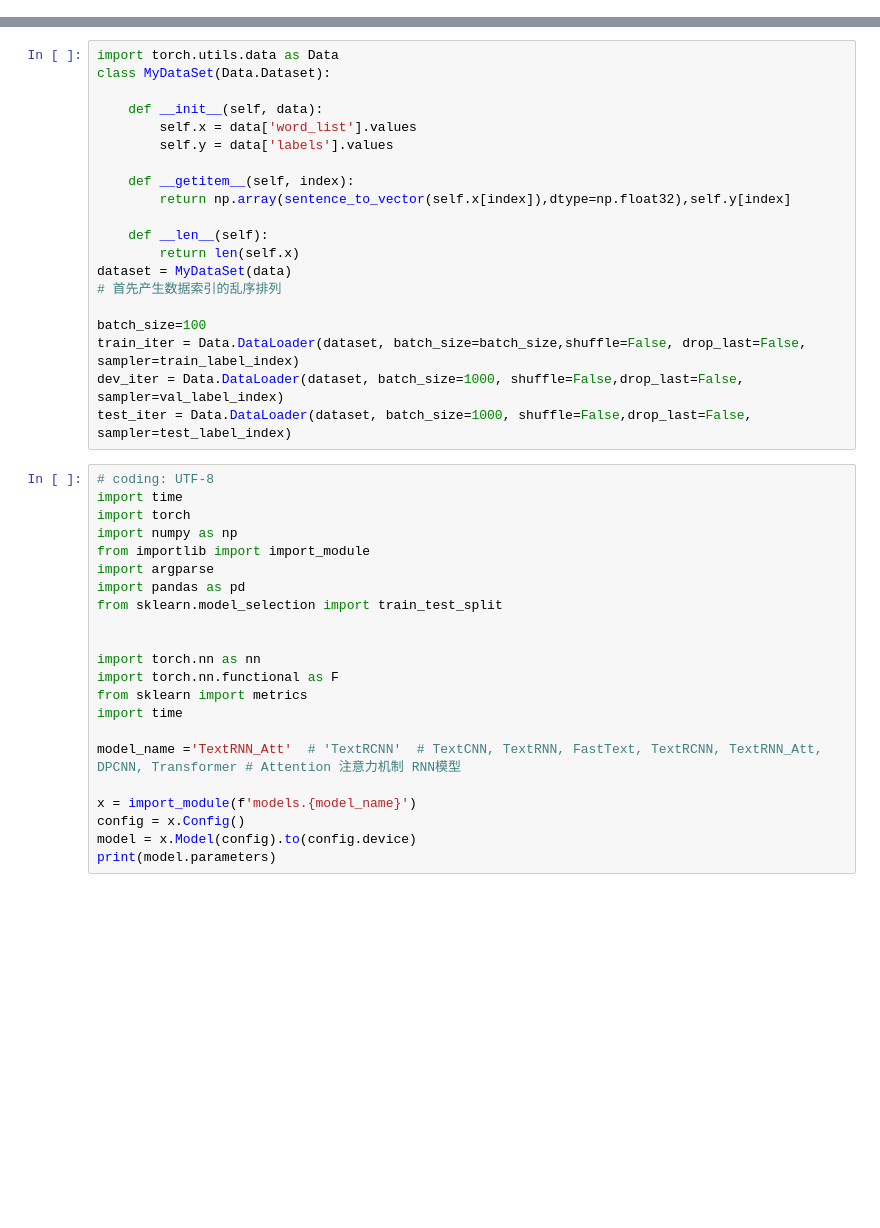
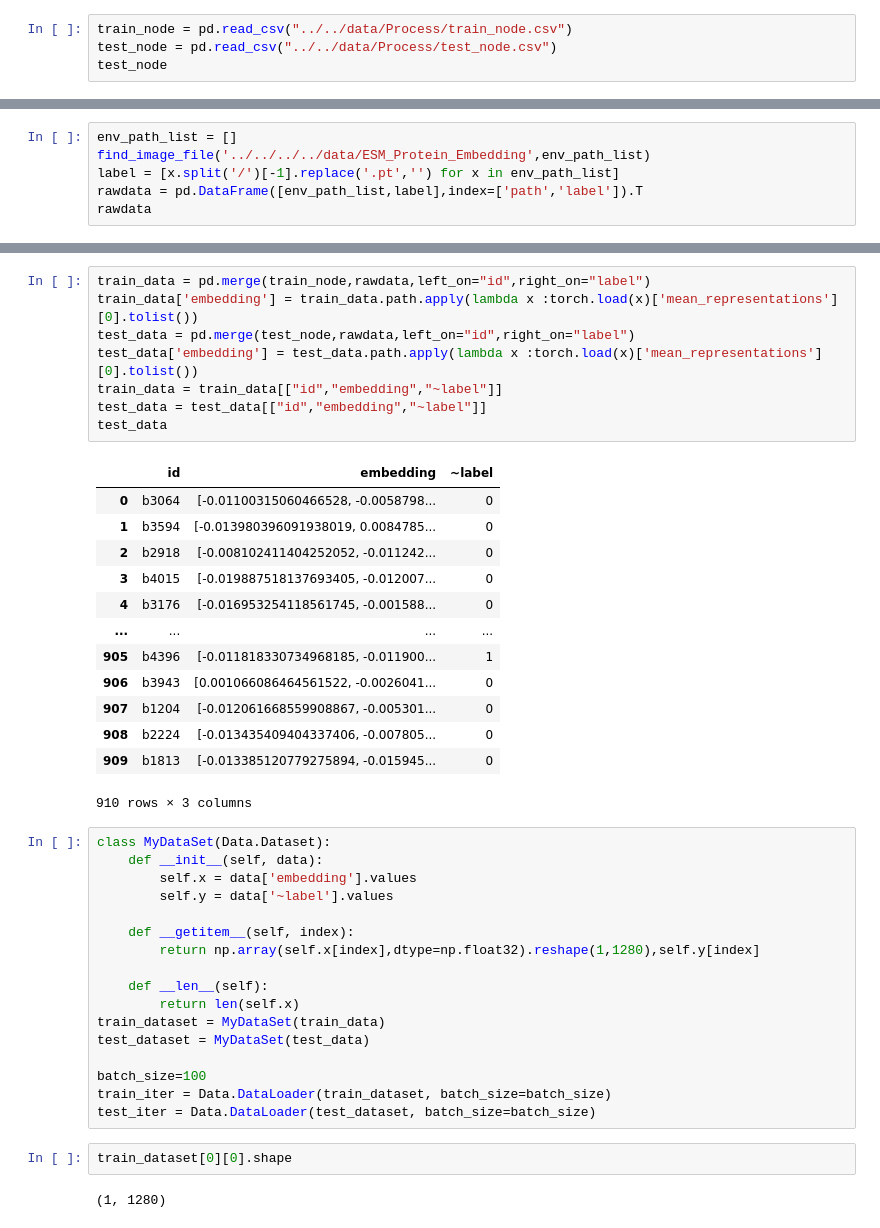
Before and after one commit to Suchcools/Ecoli_HGNN, a Jupyter notebook: task/TF/methods/ESM/run.ipynb, the cells around one changed output, grey strips where cells are left out. Saved outputs shown, nothing was run; the diff lists cells and outputs as text; blank space fills up the shorter version.

```diff
--- a/task/TF/methods/ESM/run.ipynb
+++ b/task/TF/methods/ESM/run.ipynb
@@ -0,0 +19,4 @@
+# %%
+train_node = pd.read_csv("../../data/Process/train_node.csv")
+test_node = pd.read_csv("../../data/Process/test_node.csv")
+test_node
@@ -0,0 +37,6 @@
+# %%
+env_path_list = []
+find_image_file('../../../../data/ESM_Protein_Embedding',env_path_list)
+label = [x.split('/')[-1].replace('.pt','') for x in env_path_list]
+rawdata = pd.DataFrame([env_path_list,label],index=['path','label']).T
+rawdata
@@ -1,42 +57,43 @@
+# %%
+train_data = pd.merge(train_node,rawdata,left_on="id",right_on="label")
+train_data['embedding'] = train_data.path.apply(lambda x :torch.load(x)['mean_representations'][0].tolist())
+test_data = pd.merge(test_node,rawdata,left_on="id",right_on="label")
+test_data['embedding'] = test_data.path.apply(lambda x :torch.load(x)['mean_representations'][0].tolist())
+train_data = train_data[["id","embedding","~label"]]
+test_data = test_data[["id","embedding","~label"]]
+test_data
+# %% [output]
+|  | id | embedding | ~label |
+| 0 | b3064 | [-0.01100315060466528, -0.0058798... | 0 |
+| 1 | b3594 | [-0.013980396091938019, 0.0084785... | 0 |
+| 2 | b2918 | [-0.008102411404252052, -0.011242... | 0 |
+| 3 | b4015 | [-0.019887518137693405, -0.012007... | 0 |
+| 4 | b3176 | [-0.016953254118561745, -0.001588... | 0 |
+| ... | ... | ... | ... |
+| 905 | b4396 | [-0.011818330734968185, -0.011900... | 1 |
+| 906 | b3943 | [0.001066086464561522, -0.0026041... | 0 |
+| 907 | b1204 | [-0.012061668559908867, -0.005301... | 0 |
+| 908 | b2224 | [-0.013435409404337406, -0.007805... | 0 |
+| 909 | b1813 | [-0.013385120779275894, -0.015945... | 0 |
+910 rows × 3 columns
 # %%
-import torch.utils.data as Data
 class MyDataSet(Data.Dataset):
-
     def __init__(self, data):
-        self.x = data['word_list'].values
-        self.y = data['labels'].values
+        self.x = data['embedding'].values
+        self.y = data['~label'].values
 
     def __getitem__(self, index):
-        return np.array(sentence_to_vector(self.x[index]),dtype=np.float32),self.y[index]
+        return np.array(self.x[index],dtype=np.float32).reshape(1,1280),self.y[index]
 
     def __len__(self):
         return len(self.x)
-dataset = MyDataSet(data)
-# 首先产生数据索引的乱序排列
+train_dataset = MyDataSet(train_data)
+test_dataset = MyDataSet(test_data)
 
 batch_size=100
-train_iter = Data.DataLoader(dataset, batch_size=batch_size,shuffle=False, drop_last=False, sampler=train_label_index)
-dev_iter = Data.DataLoader(dataset, batch_size=1000, shuffle=False,drop_last=False, sampler=val_label_index)
-test_iter = Data.DataLoader(dataset, batch_size=1000, shuffle=False,drop_last=False, sampler=test_label_index)
+train_iter = Data.DataLoader(train_dataset, batch_size=batch_size)
+test_iter = Data.DataLoader(test_dataset, batch_size=batch_size)
-# %%
-# coding: UTF-8
-import time
-import torch
-import numpy as np
-from importlib import import_module
-import argparse
-import pandas as pd
-from sklearn.model_selection import train_test_split
-
-
-import torch.nn as nn
-import torch.nn.functional as F
-from sklearn import metrics
-import time
-
-model_name ='TextRNN_Att'  # 'TextRCNN'  # TextCNN, TextRNN, FastText, TextRCNN, TextRNN_Att, DPCNN, Transformer # Attention 注意力机制 RNN模型
-
-x = import_module(f'models.{model_name}')
-config = x.Config()
-model = x.Model(config).to(config.device)
-print(model.parameters)
+# %%
+train_dataset[0][0].shape
+# %% [output]
+(1, 1280)
```
Also changed, not shown: parts of 8 cells of this notebook, 20 other files.
